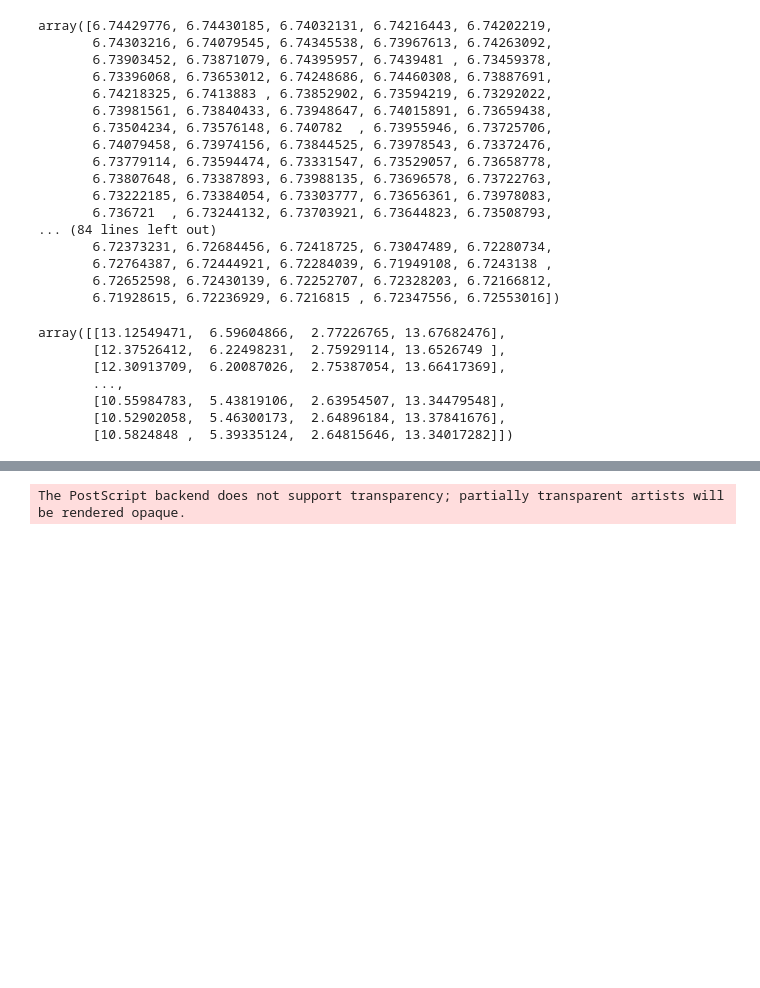
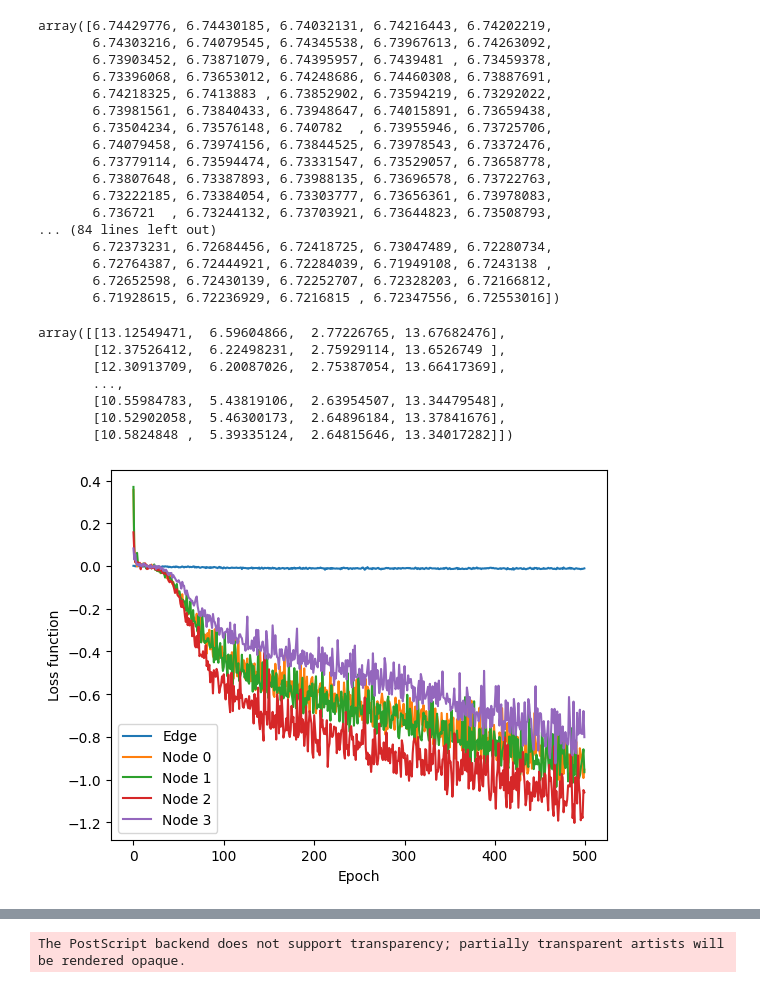
Before and after one commit to CibranLopez/GenerativeModels, a Jupyter notebook: model-training-nonGPU.ipynb, the cells around one changed output, grey strips where cells are left out. Cells and saved outputs as stored; diff of their text form; code cells hidden in the pictures; blank space fills up the shorter version.

Commit message:
Rescaling models losses

```diff
--- a/model-training-nonGPU.ipynb
+++ b/model-training-nonGPU.ipynb
@@ -434,3 +452,13 @@ array([[13.12549471,  6.59604866,  2.77226765, 13.67682476],
        [10.55984783,  5.43819106,  2.63954507, 13.34479548],
        [10.52902058,  5.46300173,  2.64896184, 13.37841676],
        [10.5824848 ,  5.39335124,  2.64815646, 13.34017282]])
+# %%
+plt.plot(np.log(edge_train_losses), label='Edge')
+for i in range(n_node_features-1):
+    plt.plot(np.log(np.array(node_train_losses)[:, i]), label=f'Node {i}')
+plt.xlabel('Epoch')
+plt.ylabel('Loss function')
+plt.legend(loc='best')
+plt.show()
+# %% [output]
+[figure, added]
```
Also changed, not shown: parts of 7 cells of this notebook, 4 other files.
